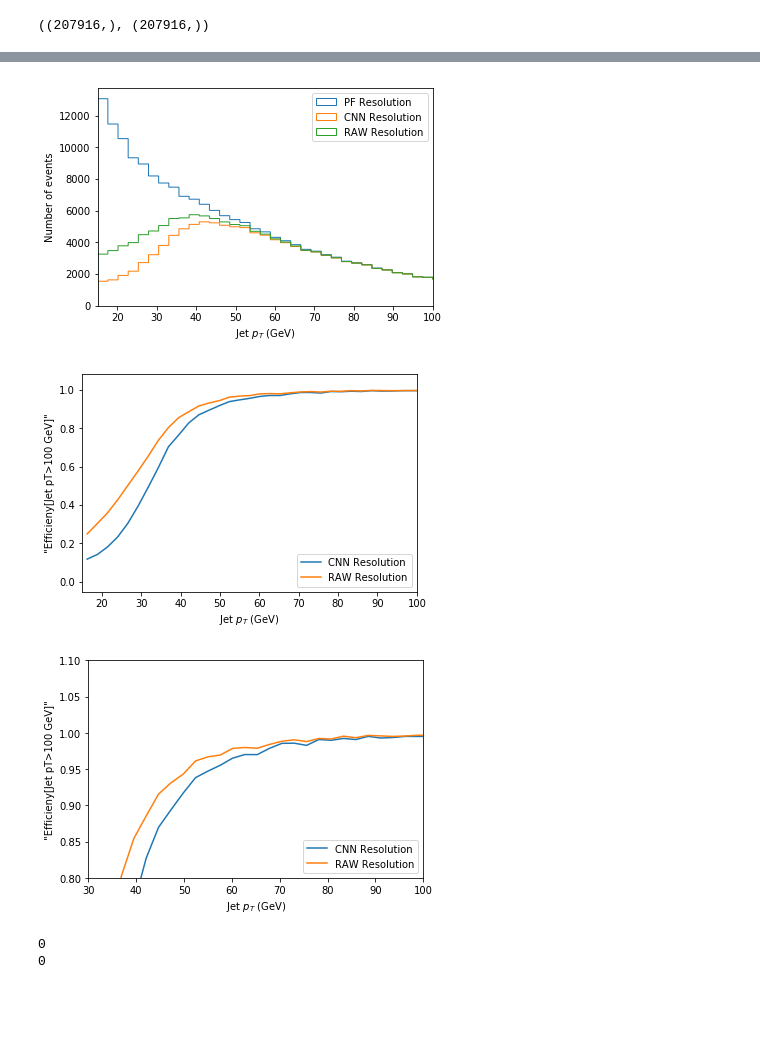
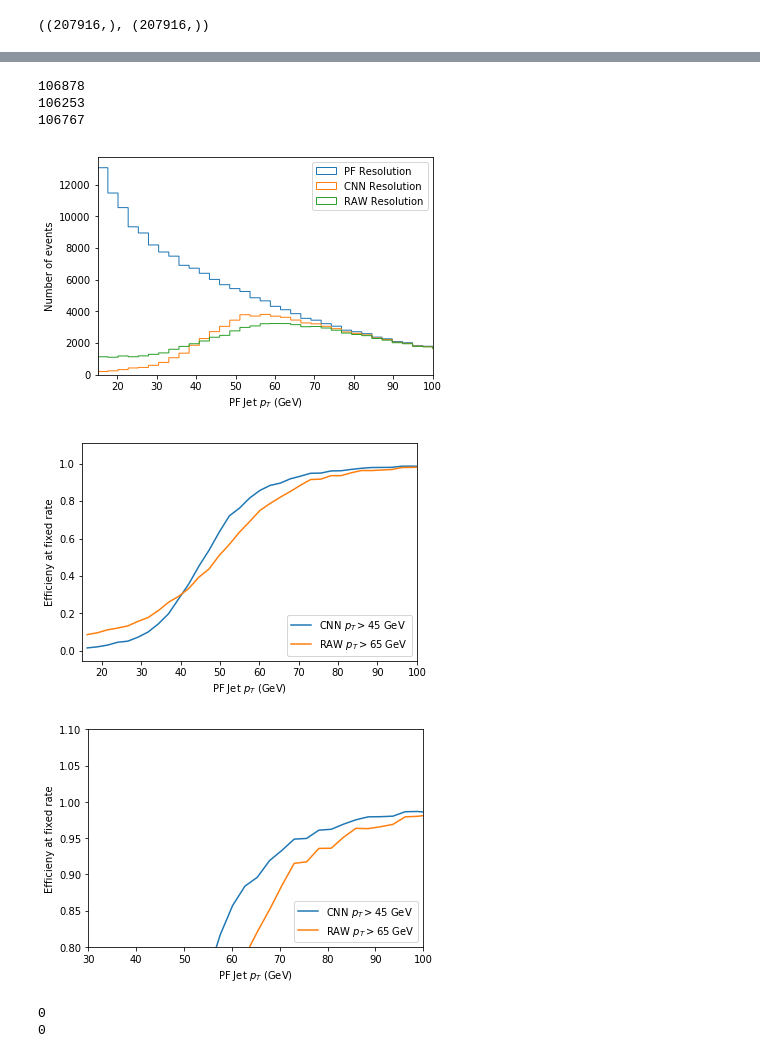
Before and after one commit to jmduarte/DL4Pflow, a Jupyter notebook: jupyter/PFJetPtRegression.ipynb, the cells around one changed output, grey strips where cells are left out. Drawn from its saved outputs; the diff is of its cells as text; code cells hidden in the pictures; blank space fills up the shorter version.

```diff
--- a/jupyter/PFJetPtRegression.ipynb
+++ b/jupyter/PFJetPtRegression.ipynb
@@ -198,7 +202,10 @@ def loss_NLL(y_true, x):
 #model.compile(loss='logcosh', optimizer='rmsprop')
 #from keras.optimizers import Nadam
 #nadam = Nadam(lr=0.002, beta_1=0.9, beta_2=0.999, epsilon=None, schedule_decay=0.004, clipnorm=1.)
-model.compile(loss=['logcosh',loss_NLL], loss_weights=[1.,0.1], optimizer='adam')
+
+#model.compile(loss=['logcosh',loss_NLL], loss_weights=[1.,0.1], optimizer='adam')
+
+model.compile(loss='logcosh', optimizer='rmsprop')
 model.summary()
 # plot graph
 # plot_model(model)
@@ -222,8 +229,8 @@ Non-trainable params: 10
 __________________________________________________________________________________________________
 # %%
 # train
-history = model.fit([x_raw_train, x_image_train], [y_train, y_train], epochs=150, batch_size=batch_size, verbose = 2,
-                validation_data=([x_raw_test, x_image_test], [y_test, y_test]),
+history = model.fit([x_raw_train, x_image_train], y_train, epochs=150, batch_size=batch_size, verbose = 2,
+                validation_data=([x_raw_test, x_image_test], y_test),
                 callbacks = [
                 EarlyStopping(monitor='val_loss', patience=10, verbose=1),
                 ReduceLROnPlateau(monitor='val_loss', factor=0.1, patience=2, verbose=1),
@@ -275,5 +282,5 @@ plt.show()
 # %%
-ptPredict = model.predict([x_raw_test, x_image_test])[0][:,:1]
+ptPredict = model.predict([x_raw_test, x_image_test])
 #print([p.shape for p in ptPredict])
 ptPredict = np.reshape(ptPredict, (ptPredict.shape[0],))
 # %%
@@ -392,15 +400,21 @@ plt.show()
 # %%
 # now build ingredients to the turn-on curves
 plt.xlim(15., 100.)
+print len(pTreco[pTreco>45.1])
+print len(pTreco[ptPredict>45.])
+print len(pTreco[pTraw>65.])
 countsDEN, binsDEN, barsDEN = plt.hist(pTreco, bins = 1000, histtype = 'step')
-countsNUM, binsNUM, barsNUM = plt.hist(pTreco[ptPredict>40.], bins = 1000, histtype = 'step')
-countsNUMRAW, binsNUMRAW, barsNUMRAW = plt.hist(pTreco[pTraw>40.], bins = 1000, histtype = 'step')
+countsNUM, binsNUM, barsNUM = plt.hist(pTreco[ptPredict>45.], bins = 1000, histtype = 'step')
+countsNUMRAW, binsNUMRAW, barsNUMRAW = plt.hist(pTreco[pTraw>65.], bins = 1000, histtype = 'step')
 plt.ylabel('Number of events')
-plt.xlabel('Jet $p_T$ (GeV)')
+plt.xlabel('PF Jet $p_T$ (GeV)')
 plt.legend(['PF Resolution','CNN Resolution','RAW Resolution'], loc='upper right')
 plt.show()
 # %% [output]
+106878
+106253
+106767
-[figure, old version]
+[figure, new version]
 # %%
 bins = np.array(binsNUM)
 bins = bins+(bins[1]-bins[0])/2.
@@ -412,33 +426,33 @@ countsNUMRAW = np.array(countsNUMRAW)
 # %%
 # build efficiencies
 eff_CNN = np.nan_to_num(countsNUM/countsDEN)
 #err_CNN = np.nan_to_num(np.sqrt(eff_CNN*(1.-eff_CNN)/countsDEN))
 #
 eff_RAW = np.nan_to_num(countsNUMRAW/countsDEN)
 #err_RAW = np.nan_to_num(np.sqrt(eff_RAW*(1.-eff_RAW)/countsDEN))
 #
 plt.xlim(15., 100.)
 plt.plot(bins, eff_CNN)
 plt.plot(bins, eff_RAW)
 #
-plt.ylabel('"Efficieny[Jet pT>100 GeV]"')
-plt.xlabel('Jet $p_T$ (GeV)')
-plt.legend(['CNN Resolution','RAW Resolution'], loc='lower right')
+plt.ylabel('Efficieny at fixed rate')
+plt.xlabel('PF Jet $p_T$ (GeV)')
+plt.legend(['CNN $p_T>45$ GeV','RAW $p_T>65$ GeV'], loc='lower right')
 plt.show()
 # %% [output]
-[figure, old version]
+[figure, new version]
 # %%
 plt.xlim(30., 100.)
 plt.ylim(0.8, 1.1)
 plt.plot(bins, eff_CNN)
 plt.plot(bins, eff_RAW)
 #
-plt.ylabel('"Efficieny[Jet pT>100 GeV]"')
-plt.xlabel('Jet $p_T$ (GeV)')
-plt.legend(['CNN Resolution','RAW Resolution'], loc='lower right')
+plt.ylabel('Efficieny at fixed rate')
+plt.xlabel('PF Jet $p_T$ (GeV)')
+plt.legend(['CNN $p_T>45$ GeV','RAW $p_T>65$ GeV'], loc='lower right')
 plt.show()
 # %% [output]
-[figure, old version]
+[figure, new version]
 # %%
 print(np.sum(ptPredict>40.)/len(pTreco))
 print(np.sum(pTraw>40.)/len(pTreco))
```
Also changed, not shown: parts of 9 cells of this notebook.
